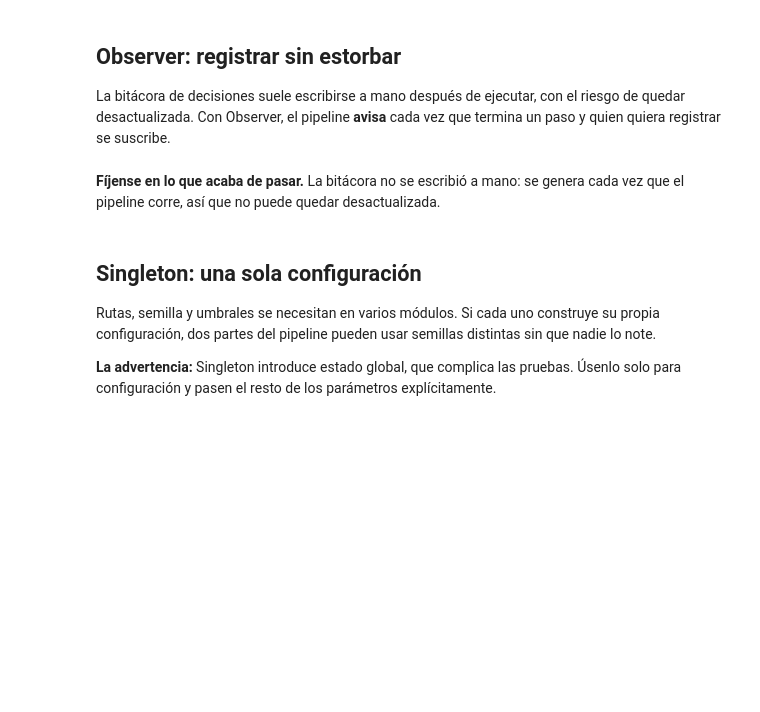
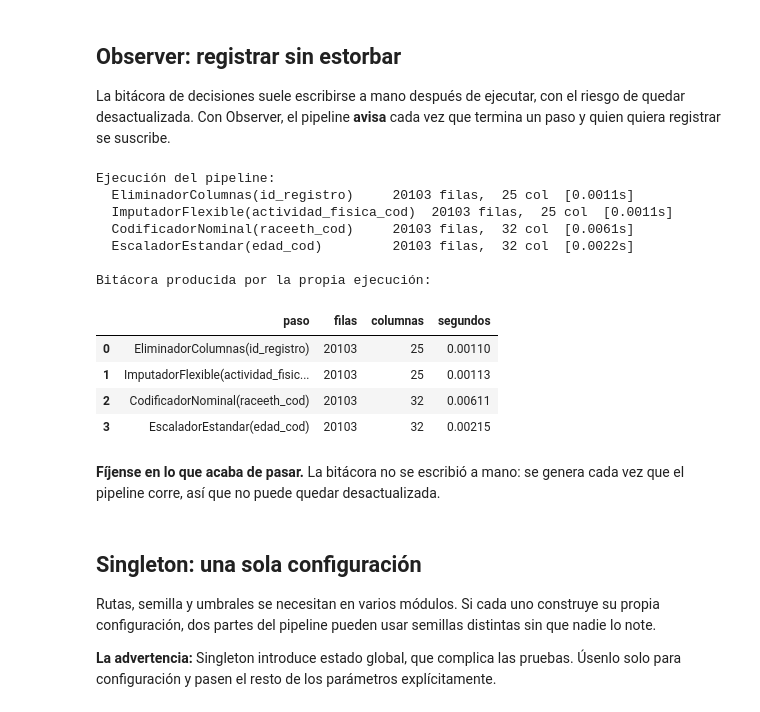
Before and after one commit to MatiasManriquezO/proyecto-grupo8-mcdi500, a Jupyter notebook: F3/notebooks/S2_F3_NucleoAlgoritmico_Eficiencia_POO (1).ipynb, the cells around one changed output. Drawn from its saved outputs; the diff is of its cells as text; code cells hidden in the pictures; blank space fills up the shorter version.

```diff
--- a/F3/notebooks/S2_F3_NucleoAlgoritmico_Eficiencia_POO.ipynb
+++ b/F3/notebooks/S2_F3_NucleoAlgoritmico_Eficiencia_POO (1).ipynb
@@ -248,7 +257,8 @@ print(perfil[perfil["nulos"] > 0].to_string(index=False))
 print(f"\nDistribución de la variable objetivo '{COLUMNA_OBJETIVO}':")
 print(datos[COLUMNA_OBJETIVO].value_counts(normalize=True).round(4))
 
-print("\nCategorías de smoking_status (caso stroke):")
-print(datos["smoking_status"].value_counts())
+for columna in COLUMNAS_NOMINALES:
+    print(f"\nCategorías de {columna}:")
+    print(datos[columna].value_counts(dropna=False).sort_index())
 # %% [output]
 Columnas con valores faltantes:
@@ -1130,8 +1268,8 @@ def aplanar(estructura, prefijo=""):
 
 
 metadatos = {
-    "proyecto": {"nombre": "stroke", "fase": 3},
-    "datos": {"filas": len(datos), "nulos": {"bmi": int(datos["bmi"].isna().sum())}},
+    "proyecto": {"nombre": "YRBS 2023 - redes sociales y salud mental", "fase": 3},
+    "datos": {"filas": len(datos), "nulos": {COLUMNA_IMPUTAR: int(datos[COLUMNA_IMPUTAR].isna().sum())}},
     "entorno": {"semilla": SEMILLA, "librerias": {"pandas": pd.__version__}},
 }
 
@@ -1449,37 +1633,50 @@ class PipelineObservable(Pipeline):
         self._observadores = []
 
     def suscribir(self, observador):
         self._observadores.append(observador)
         return self
 
     def transformar(self, df):
         if not self._ajustado:
             raise RuntimeError("Pipeline: hay que ajustar antes de transformar.")
         resultado = df.copy()
         for paso in self._pasos:
             inicio = time.perf_counter()
             resultado = paso.transformar(resultado)
             transcurrido = time.perf_counter() - inicio
             for observador in self._observadores:
                 observador.notificar(paso.nombre, len(resultado), resultado.shape[1],
                                      transcurrido, paso.parametros)
         return resultado
 
 
 bitacora = Bitacora()
 pipe = PipelineObservable([
-    EliminadorColumnas("id"),
-    ImputadorFlexible("bmi"),
-    CodificadorNominal("work_type"),
-    EscaladorEstandar("age"),
+    EliminadorColumnas(COLUMNA_ID),
+    ImputadorFlexible(COLUMNA_IMPUTAR),
+    CodificadorNominal("raceeth_cod"),
+    EscaladorEstandar(COLUMNA_ESCALAR),
 ])
 pipe.suscribir(bitacora).suscribir(ReporteConsola())
 
 print("Ejecución del pipeline:")
 salida = pipe.ajustar(datos).transformar(datos)
 
 print("\nBitácora producida por la propia ejecución:")
 bitacora.a_dataframe()[["paso", "filas", "columnas", "segundos"]]
+# %% [output]
+Ejecución del pipeline:
+  EliminadorColumnas(id_registro)     20103 filas,  25 col  [0.0011s]
+  ImputadorFlexible(actividad_fisica_cod)  20103 filas,  25 col  [0.0011s]
+  CodificadorNominal(raceeth_cod)     20103 filas,  32 col  [0.0061s]
+  EscaladorEstandar(edad_cod)         20103 filas,  32 col  [0.0022s]
+
+Bitácora producida por la propia ejecución:
+|  | paso | filas | columnas | segundos |
+| 0 | EliminadorColumnas(id_registro) | 20103 | 25 | 0.00110 |
+| 1 | ImputadorFlexible(actividad_fisic... | 20103 | 25 | 0.00113 |
+| 2 | CodificadorNominal(raceeth_cod) | 20103 | 32 | 0.00611 |
+| 3 | EscaladorEstandar(edad_cod) | 20103 | 32 | 0.00215 |
 # %% [markdown]
 **Fíjense en lo que acaba de pasar.** La bitácora no se escribió a mano: se genera cada
 vez que el pipeline corre, así que no puede quedar desactualizada.
```
Also changed, not shown: parts of 45 cells of this notebook, 7 other files.
